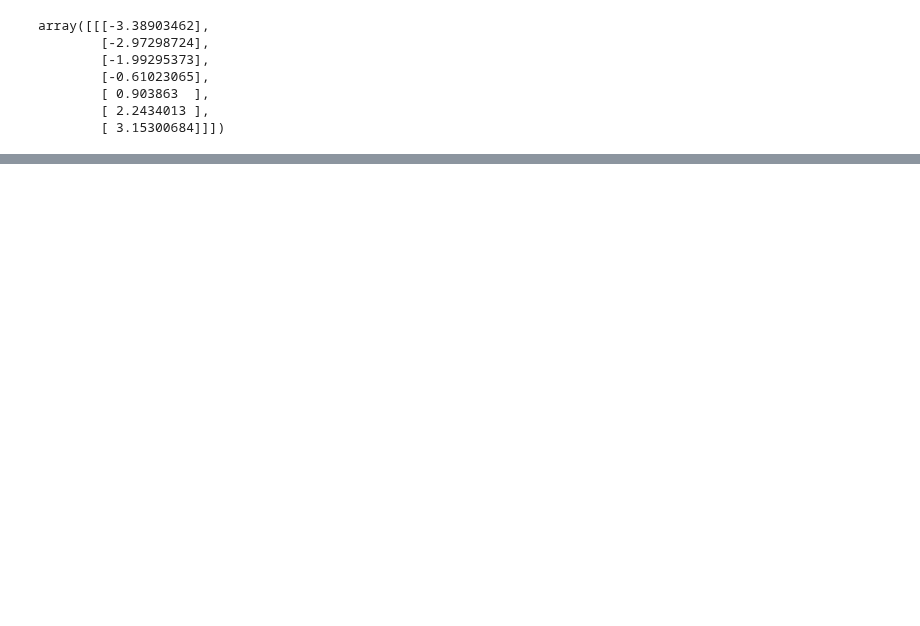
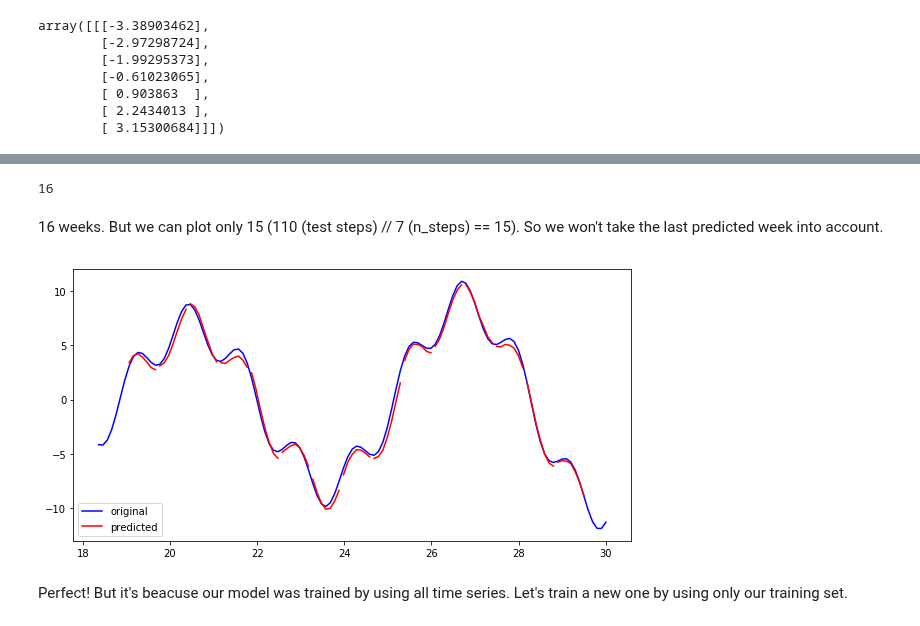
Before and after one commit to Schnell5/ML, a Jupyter notebook: notebooks/TensorFlow_RNN.ipynb, the cells around one changed output, grey strips where cells are left out. Drawn from its saved outputs; the diff is of its cells as text; code cells hidden in the pictures; blank space fills up the shorter version.

Commit message:
LSTM predict future

```diff
--- a/notebooks/TensorFlow_RNN.ipynb
+++ b/notebooks/TensorFlow_RNN.ipynb
@@ -1104,0 +1125,22 @@ plt.legend(loc="upper left");
+# %%
+def predict_future():
+    test_series = time_series(t_test)
+    train_series = time_series(t_train)
+    history = train_series
+    with tf.Session() as sess:
+        saver.restore(sess, save_path)
+        predictions = []
+        curr_step = 0
+        max_step = int((30 - t_max) / resoltion)  # maximum amount of steps we can do within our test series
+        while True:
+            if curr_step <= max_step:
+                X_new = history[-n_steps:].reshape(-1, n_steps, n_inputs)
+                week_prediction = outputs.eval(feed_dict={X: X_new})
+                predictions.append(week_prediction.reshape(-1))
+                history = np.append(history, test_series[curr_step:curr_step + n_steps])
+                curr_step += n_steps
+            else:
+                break
+    return predictions
+# %%
+weekly_predicitons = predict_future()
@@ -1104,0 +1169,22 @@ plt.legend(loc="upper left");
+# %%
+len(weekly_predicitons)
+# %% [output]
+16
+# %% [markdown]
+16 weeks. But we can plot only 15 (110 (test steps) // 7 (n_steps) == 15). So we won't take the last predicted week into account.
+# %%
+def plot_predicition(weekly_predicitons):
+    plt.figure(figsize=(10, 5))
+
+    plt.plot(t_whole[-117:], time_series(t_whole[-117:]), "b", label="original")
+    for week, predictions in enumerate(weekly_predicitons[:-1]):
+        label = "predicted" if week == 0 else None
+        plt.plot(t_whole[-117 + (week + 1) * n_steps:-110 + (week + 1) * n_steps],
+                 weekly_predicitons[week], "r", label=label)
+    plt.legend(loc="lower left");
+# %%
+plot_predicition(weekly_predicitons)
+# %% [output]
+[figure, added]
+# %% [markdown]
+Perfect! But it's beacuse our model was trained by using all time series. Let's train a new one by using only our training set.
```
Also changed, not shown: parts of 29 cells of this notebook.
